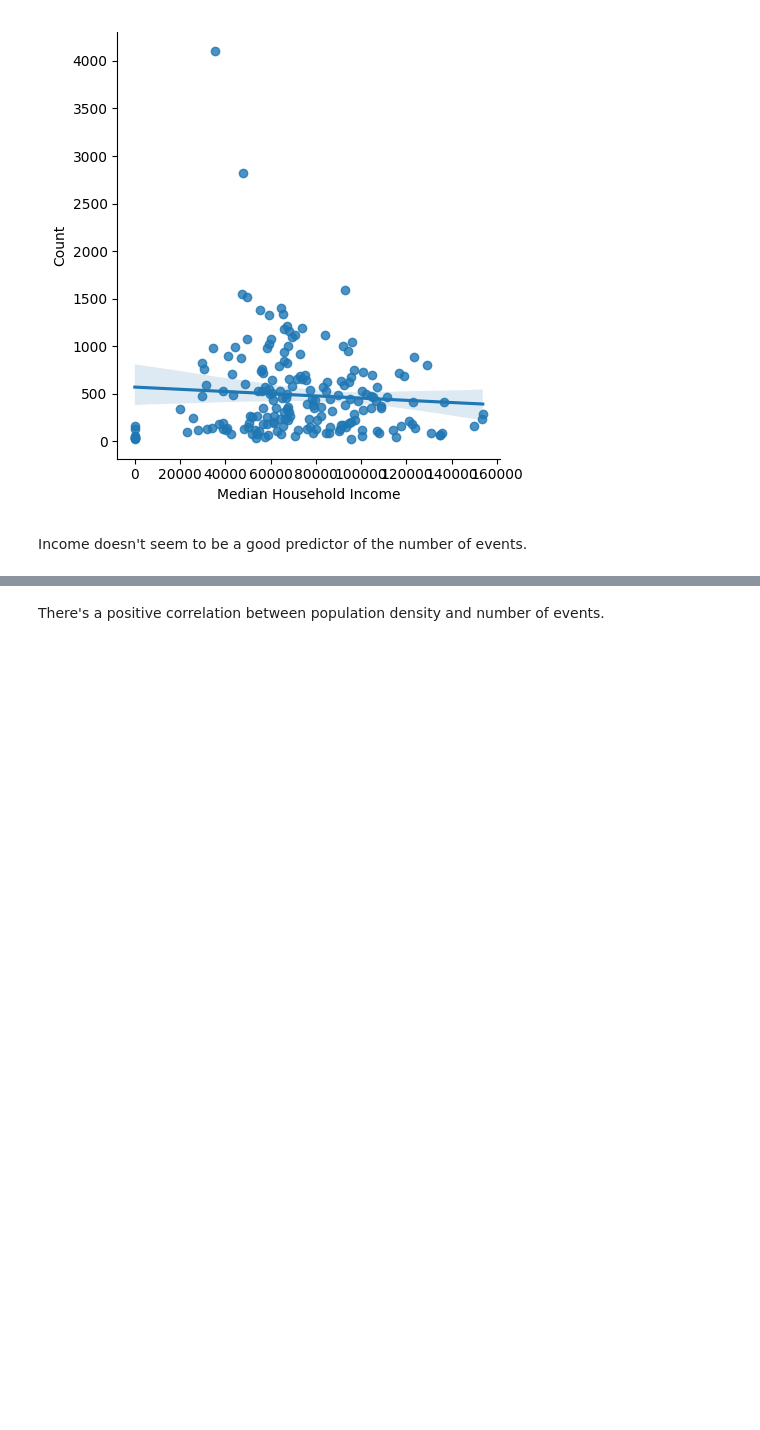
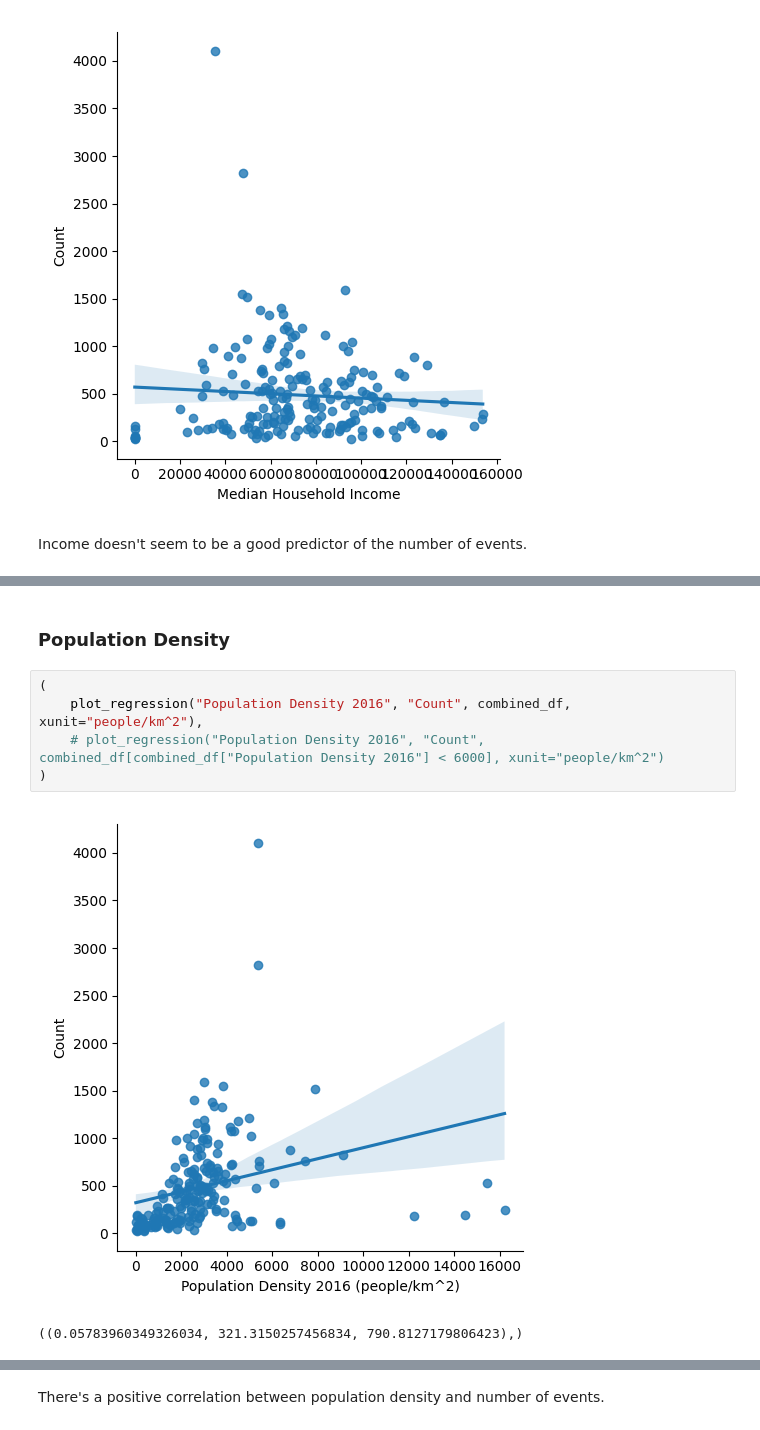
Before and after one commit to tommyvct/winnipeg-311-data-analysis, a Jupyter notebook: spatial_regression.ipynb, the cells around one changed output, grey strips where cells are left out. Saved outputs shown, nothing was run; the diff lists cells and outputs as text; blank space fills up the shorter version.

```diff
--- a/spatial_regression.ipynb
+++ b/spatial_regression.ipynb
@@ -98 +87,11 @@ plt.show()
+# %% [markdown]
+### Population Density
+# %%
+(
+    plot_regression("Population Density 2016", "Count", combined_df, xunit="people/km^2"),
+    # plot_regression("Population Density 2016", "Count", combined_df[combined_df["Population Density 2016"] < 6000], xunit="people/km^2")
+)
+# %% [output]
+[figure, added]
+((0.05783960349326034, 321.3150257456834, 790.8127179806423),)
 # %%
```
Also changed, not shown: parts of 34 cells of this notebook, 31 other files.
